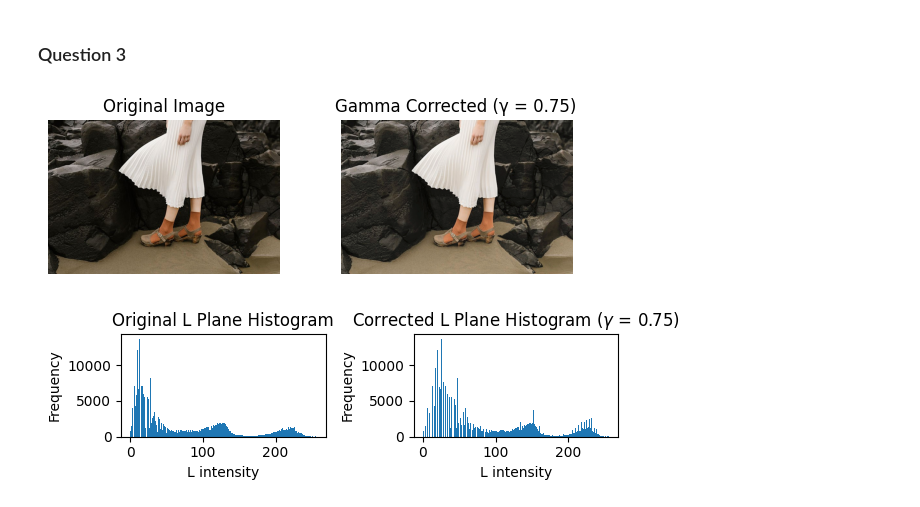
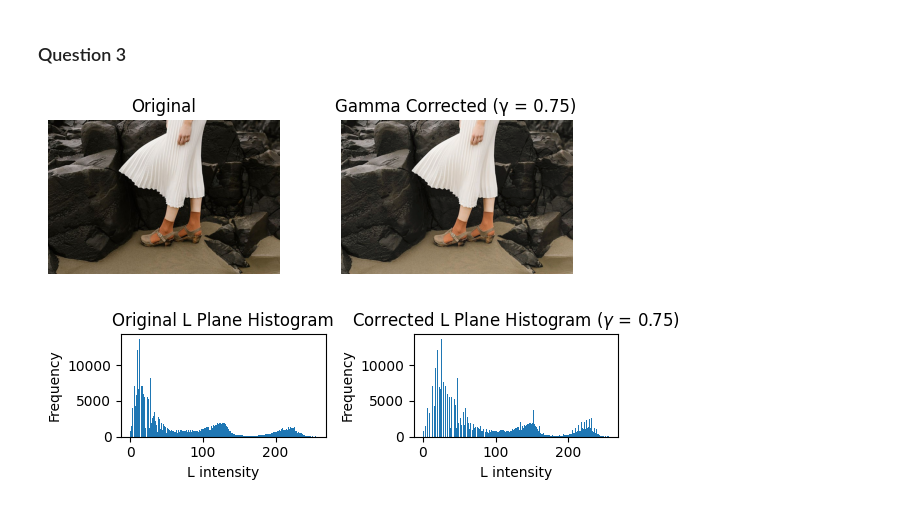
Before and after one commit to deshanudara144-ui/EN3160_Assignment_1, a Jupyter notebook: 230130E_Assignment_1.ipynb, the cells around one changed output. Saved outputs shown, nothing was run; the diff lists cells and outputs as text; code cells hidden in the pictures.

```diff
--- a/230130E_Assignment_1.ipynb
+++ b/230130E_Assignment_1.ipynb
@@ -126,18 +107,12 @@ lab_corrected[:, :, 0] = L_corrected
 rgb_corrected = cv.cvtColor(lab_corrected, cv.COLOR_LAB2RGB)
 # %%
 plt.figure(figsize=(6, 2))
-plt.subplot(1, 2, 1)
-plt.imshow(girl_rgb)
-plt.title("Original Image")
-plt.axis("off")
-plt.subplot(1, 2, 2)
-plt.imshow(rgb_corrected)
-plt.title(f"Gamma Corrected (γ = {gamma})")
-plt.axis("off")
+plt.subplot(1, 2, 1),plt.imshow(girl_rgb),plt.title("Original"),plt.axis("off")
+plt.subplot(1, 2, 2),plt.imshow(rgb_corrected),plt.title(f"Gamma Corrected (γ = {gamma})"),plt.axis("off")
 plt.tight_layout()
 plt.show()
 # %% [output]
-[figure, old version]
+[figure, new version]
 # %%
 plt.figure(figsize=(6, 2))# Histograms of L plane before and after gamma correction
 plt.subplot(1, 2, 1)# Original L plane histogram
```
Also changed, not shown: parts of 29 cells of this notebook.
